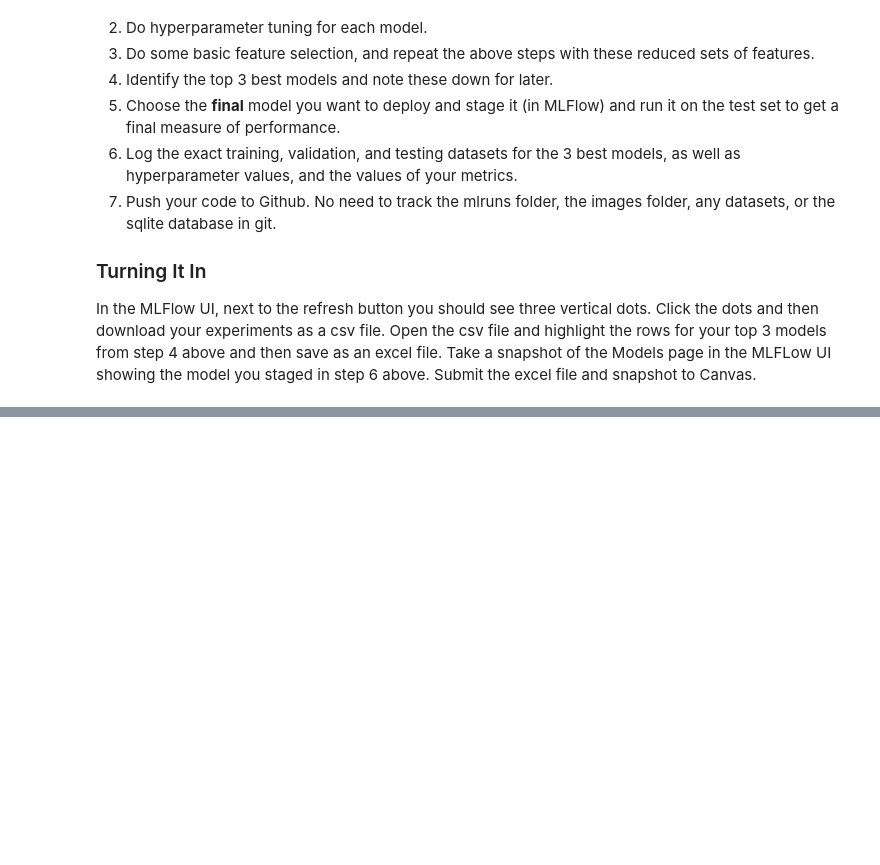
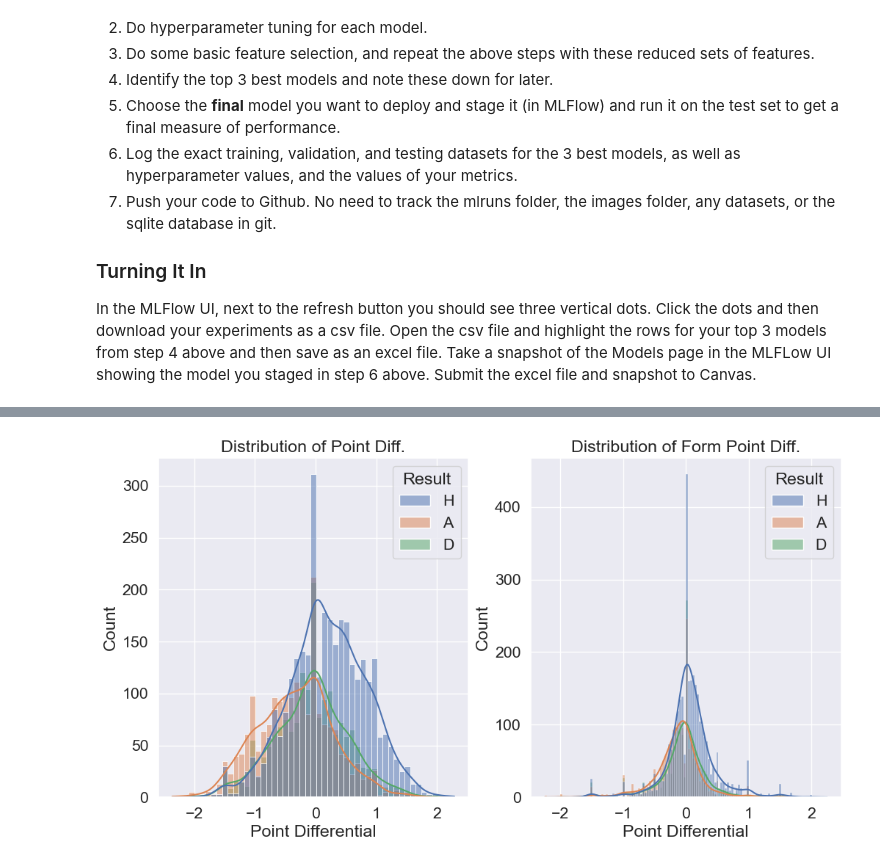
Before and after one commit to cwbennie/MLOps, a Jupyter notebook: Labs/Lab_2_exp_tracking_local.ipynb, the cells around one changed output, grey strips where cells are left out. Saved outputs shown, nothing was run; the diff lists cells and outputs as text; code cells hidden in the pictures; blank space fills up the shorter version.

```diff
--- a/Labs/Lab_2_exp_tracking_local.ipynb
+++ b/Labs/Lab_2_exp_tracking_local.ipynb
@@ -418,0 +559,18 @@ In the MLFlow UI, next to the refresh button you should see three vertical dots.
+# %%
+# Distributions of Point Differentials
+fig, (ax1, ax2) = plt.subplots(1, 2, figsize=(12, 6))
+
+# ax = fig.add_subplot(1, 1, 1)
+sns.histplot(data=epl_data, x='DiffPts', hue='Result', kde=True, ax=ax1)
+ax1.set_xlabel('Point Differential')
+ax1.set_title('Distribution of Point Diff.')
+
+# ax = fig.add_subplot(1, 2, 2)
+sns.histplot(data=epl_data, x='DiffFormPts', hue='Result', kde=True, ax=ax2)
+ax2.set_xlabel('Point Differential')
+ax2.set_title('Distribution of Form Point Diff.')
+
+# fig.tight_layout()
+plt.show()
+# %% [output]
+[figure, added]
```
Also changed, not shown: parts of 28 cells of this notebook.
